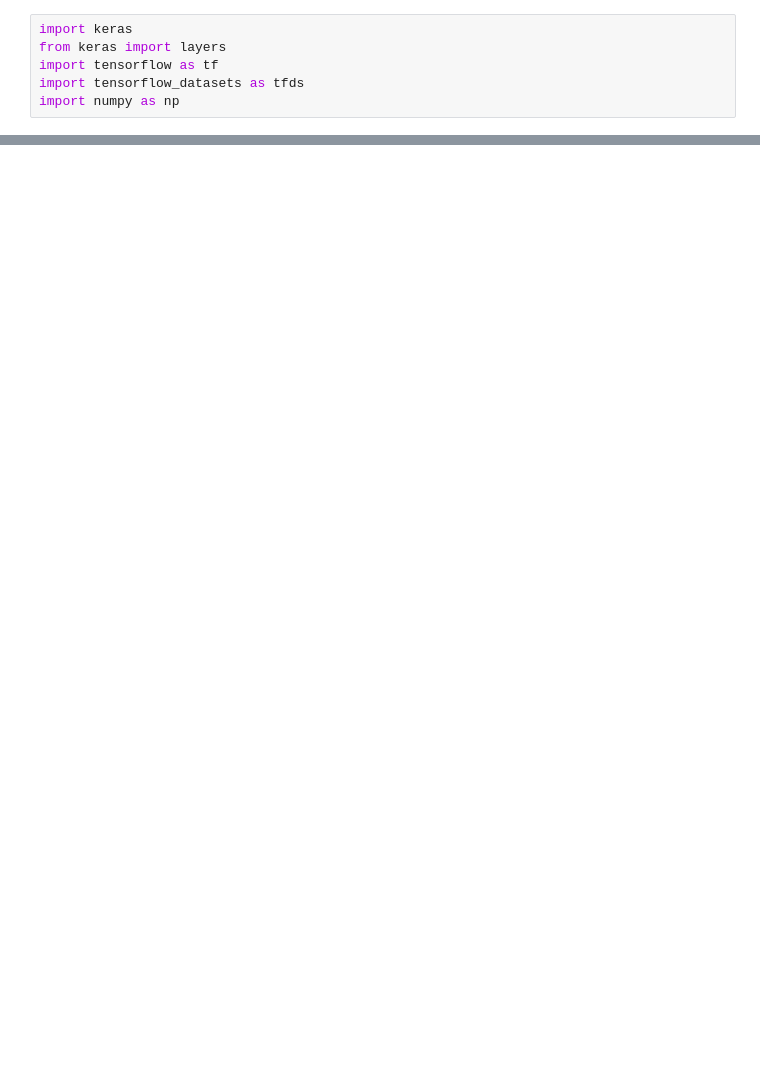
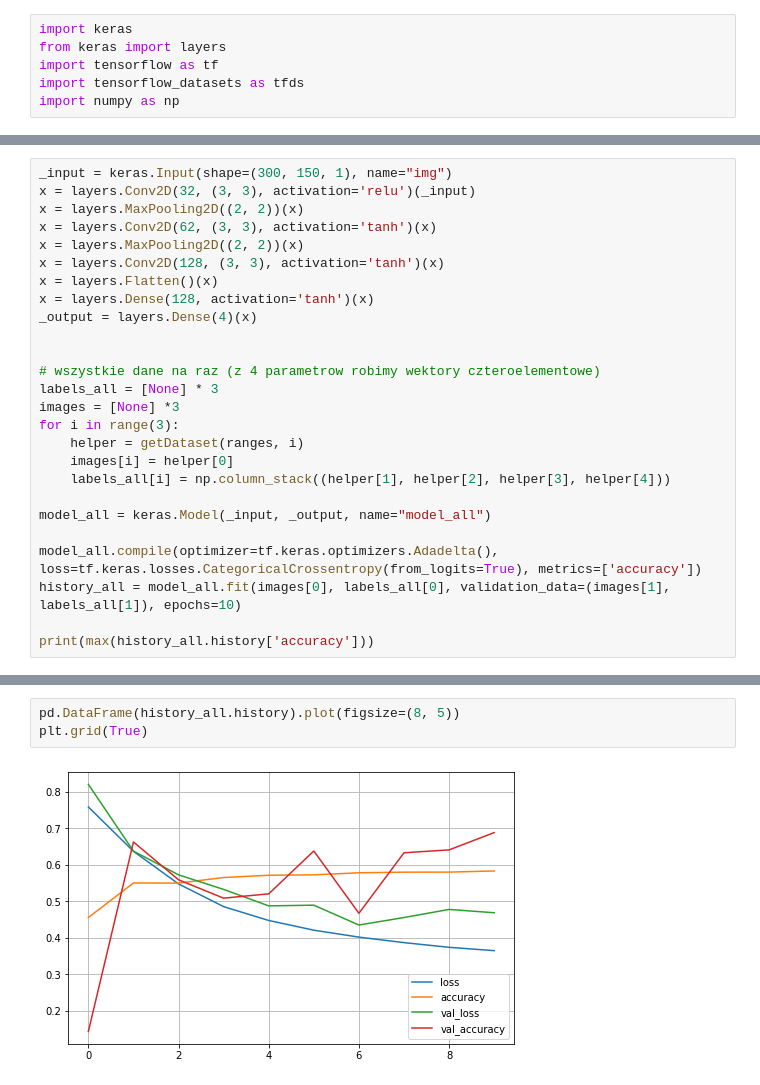
Before and after one commit to Meridor6919/BeeClassification, a Jupyter notebook: BeeClassification.ipynb, the cells around one changed output, grey strips where cells are left out. Drawn from its saved outputs; the diff is of its cells as text; blank space fills up the shorter version.

Commit message:
layer optimisation v2

```diff
--- a/BeeClassification.ipynb
+++ b/BeeClassification.ipynb
@@ -82,0 +94,26 @@ Epoch 30/30
+# %%
+_input = keras.Input(shape=(300, 150, 1), name="img")
+x = layers.Conv2D(32, (3, 3), activation='relu')(_input)
+x = layers.MaxPooling2D((2, 2))(x)
+x = layers.Conv2D(62, (3, 3), activation='tanh')(x)
+x = layers.MaxPooling2D((2, 2))(x)
+x = layers.Conv2D(128, (3, 3), activation='tanh')(x)
+x = layers.Flatten()(x)
+x = layers.Dense(128, activation='tanh')(x)
+_output = layers.Dense(4)(x)
+
+
+# wszystkie dane na raz (z 4 parametrow robimy wektory czteroelementowe)
+labels_all = [None] * 3
+images = [None] *3
+for i in range(3):
+    helper = getDataset(ranges, i)
+    images[i] = helper[0]
+    labels_all[i] = np.column_stack((helper[1], helper[2], helper[3], helper[4]))
+
+model_all = keras.Model(_input, _output, name="model_all")
+
+model_all.compile(optimizer=tf.keras.optimizers.Adadelta(), loss=tf.keras.losses.CategoricalCrossentropy(from_logits=True), metrics=['accuracy'])
+history_all = model_all.fit(images[0], labels_all[0], validation_data=(images[1], labels_all[1]), epochs=10)
+
+print(max(history_all.history['accuracy']))
@@ -82,0 +142,5 @@ Epoch 30/30
+# %%
+pd.DataFrame(history_all.history).plot(figsize=(8, 5))
+plt.grid(True)
+# %% [output]
+[figure, added]
```
Also changed, not shown: parts of 9 cells of this notebook.
